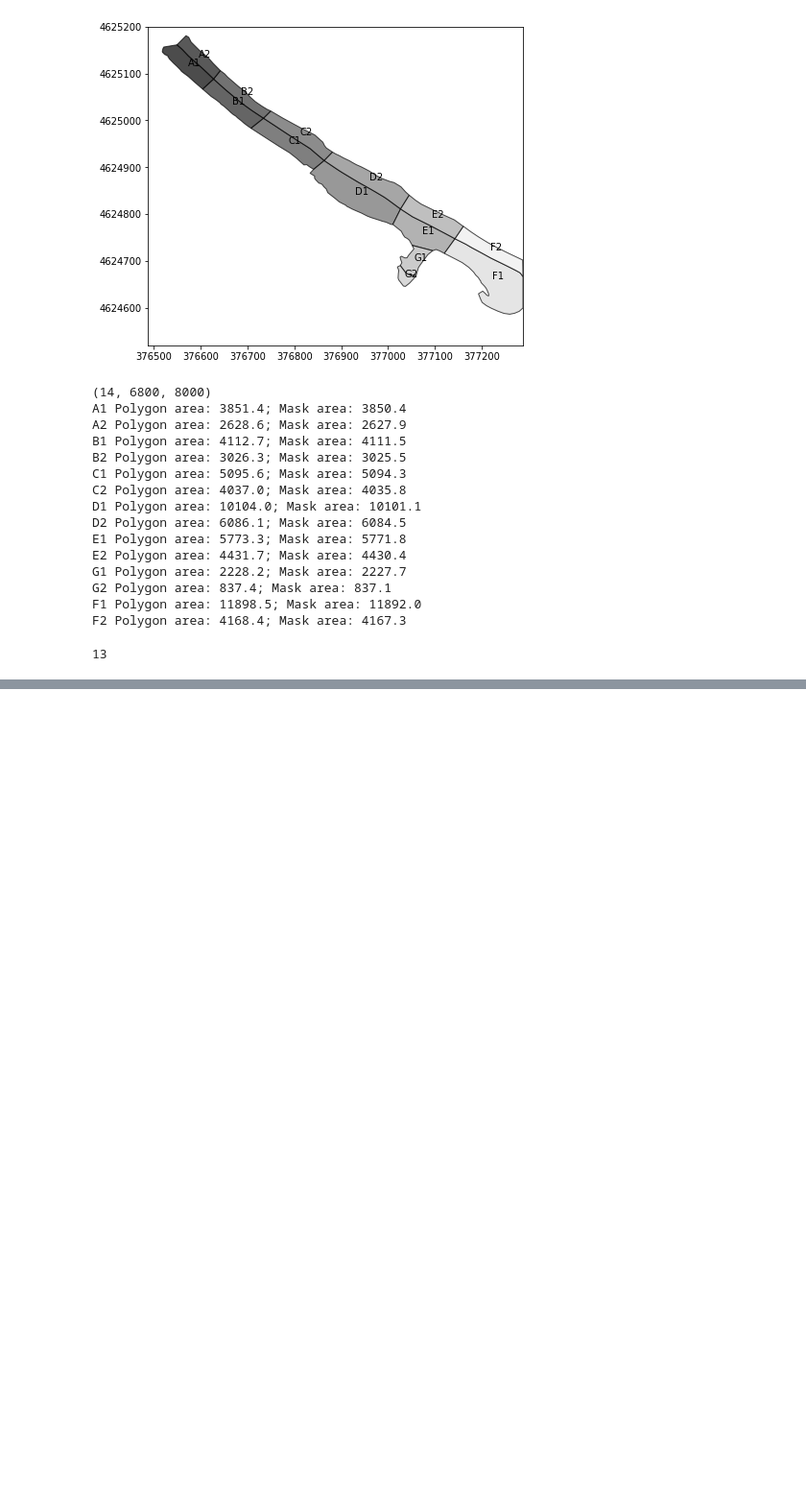
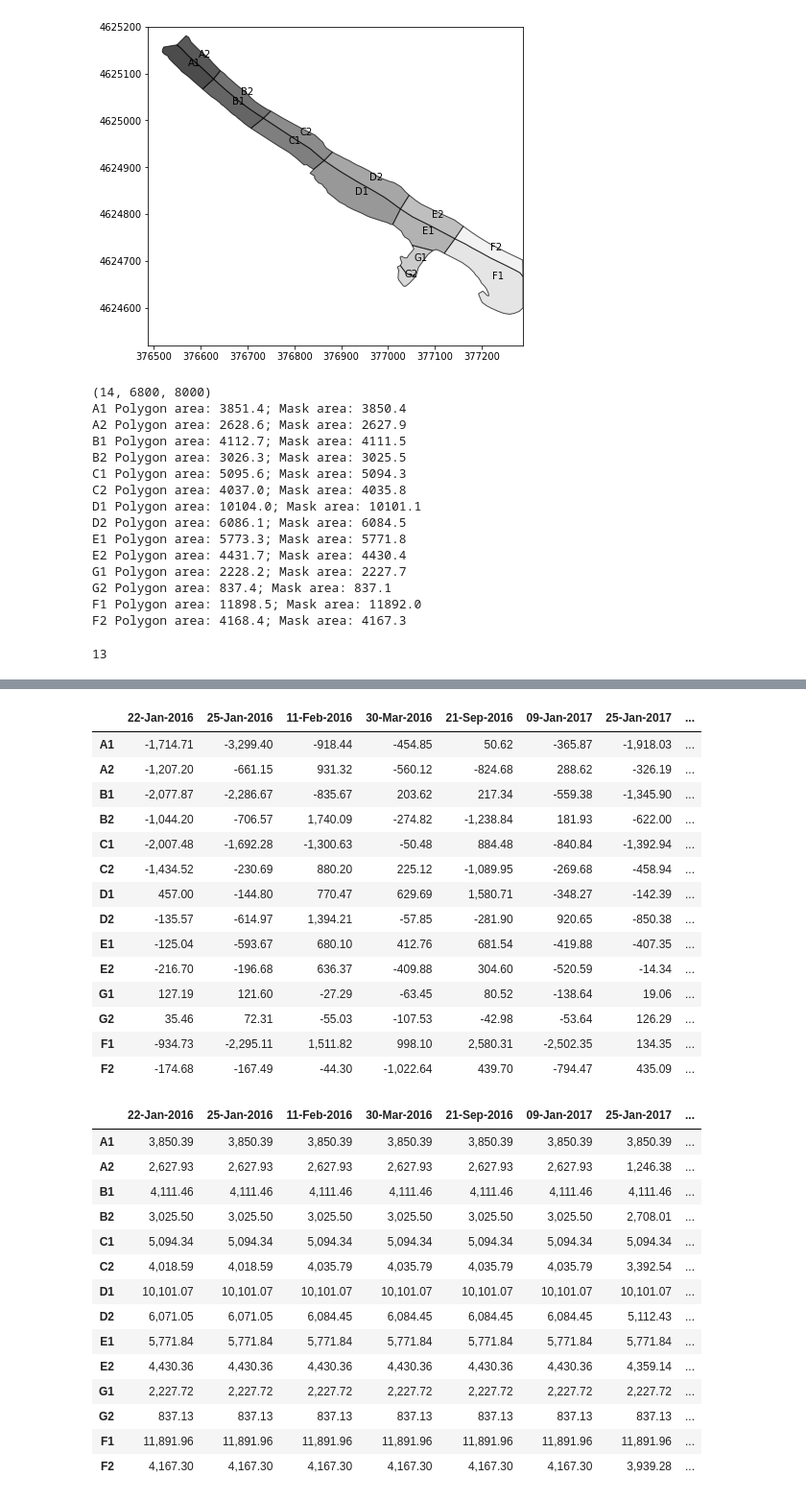
Before and after one commit to csherwood-usgs/Raster_calcs, a Jupyter notebook: Calc_Sandwich_volumes.ipynb, the cells around one changed output, grey strips where cells are left out. Shown at 96% size. Drawn from its saved outputs; the diff is of its cells as text; code cells hidden in the pictures; blank space fills up the shorter version.

```diff
--- a/Calc_Sandwich_volumes.ipynb
+++ b/Calc_Sandwich_volumes.ipynb
@@ -307,0 +455,40 @@ scipy.io.savemat('pa.mat', mdict={'pa': pa})
+# %%
+pd.options.display.float_format = '{:,.2f}'.format
+
+df_vol = pd.DataFrame(data=pv,index=poly_names,columns=titles[0:-1])
+display(df_vol)
+df_vol.to_csv('volumes.csv',sep=',')
+df_area = pd.DataFrame(data=pa,index=poly_names,columns=titles[0:-1])
+display(df_area)
+df_area.to_csv('areas.csv',sep=',')
+# %% [output]
+|  | 22-Jan-2016 | 25-Jan-2016 | 11-Feb-2016 | 30-Mar-2016 | 21-Sep-2016 | 09-Jan-2017 | 25-Jan-2017 | ... |
+| A1 | -1,714.71 | -3,299.40 | -918.44 | -454.85 | 50.62 | -365.87 | -1,918.03 | ... |
+| A2 | -1,207.20 | -661.15 | 931.32 | -560.12 | -824.68 | 288.62 | -326.19 | ... |
+| B1 | -2,077.87 | -2,286.67 | -835.67 | 203.62 | 217.34 | -559.38 | -1,345.90 | ... |
+| B2 | -1,044.20 | -706.57 | 1,740.09 | -274.82 | -1,238.84 | 181.93 | -622.00 | ... |
+| C1 | -2,007.48 | -1,692.28 | -1,300.63 | -50.48 | 884.48 | -840.84 | -1,392.94 | ... |
+| C2 | -1,434.52 | -230.69 | 880.20 | 225.12 | -1,089.95 | -269.68 | -458.94 | ... |
+| D1 | 457.00 | -144.80 | 770.47 | 629.69 | 1,580.71 | -348.27 | -142.39 | ... |
+| D2 | -135.57 | -614.97 | 1,394.21 | -57.85 | -281.90 | 920.65 | -850.38 | ... |
+| E1 | -125.04 | -593.67 | 680.10 | 412.76 | 681.54 | -419.88 | -407.35 | ... |
+| E2 | -216.70 | -196.68 | 636.37 | -409.88 | 304.60 | -520.59 | -14.34 | ... |
+| G1 | 127.19 | 121.60 | -27.29 | -63.45 | 80.52 | -138.64 | 19.06 | ... |
+| G2 | 35.46 | 72.31 | -55.03 | -107.53 | -42.98 | -53.64 | 126.29 | ... |
+| F1 | -934.73 | -2,295.11 | 1,511.82 | 998.10 | 2,580.31 | -2,502.35 | 134.35 | ... |
+| F2 | -174.68 | -167.49 | -44.30 | -1,022.64 | 439.70 | -794.47 | 435.09 | ... |
+|  | 22-Jan-2016 | 25-Jan-2016 | 11-Feb-2016 | 30-Mar-2016 | 21-Sep-2016 | 09-Jan-2017 | 25-Jan-2017 | ... |
+| A1 | 3,850.39 | 3,850.39 | 3,850.39 | 3,850.39 | 3,850.39 | 3,850.39 | 3,850.39 | ... |
+| A2 | 2,627.93 | 2,627.93 | 2,627.93 | 2,627.93 | 2,627.93 | 2,627.93 | 1,246.38 | ... |
+| B1 | 4,111.46 | 4,111.46 | 4,111.46 | 4,111.46 | 4,111.46 | 4,111.46 | 4,111.46 | ... |
+| B2 | 3,025.50 | 3,025.50 | 3,025.50 | 3,025.50 | 3,025.50 | 3,025.50 | 2,708.01 | ... |
+| C1 | 5,094.34 | 5,094.34 | 5,094.34 | 5,094.34 | 5,094.34 | 5,094.34 | 5,094.34 | ... |
+| C2 | 4,018.59 | 4,018.59 | 4,035.79 | 4,035.79 | 4,035.79 | 4,035.79 | 3,392.54 | ... |
+| D1 | 10,101.07 | 10,101.07 | 10,101.07 | 10,101.07 | 10,101.07 | 10,101.07 | 10,101.07 | ... |
+| D2 | 6,071.05 | 6,071.05 | 6,084.45 | 6,084.45 | 6,084.45 | 6,084.45 | 5,112.43 | ... |
+| E1 | 5,771.84 | 5,771.84 | 5,771.84 | 5,771.84 | 5,771.84 | 5,771.84 | 5,771.84 | ... |
+| E2 | 4,430.36 | 4,430.36 | 4,430.36 | 4,430.36 | 4,430.36 | 4,430.36 | 4,359.14 | ... |
+| G1 | 2,227.72 | 2,227.72 | 2,227.72 | 2,227.72 | 2,227.72 | 2,227.72 | 2,227.72 | ... |
+| G2 | 837.13 | 837.13 | 837.13 | 837.13 | 837.13 | 837.13 | 837.13 | ... |
+| F1 | 11,891.96 | 11,891.96 | 11,891.96 | 11,891.96 | 11,891.96 | 11,891.96 | 11,891.96 | ... |
+| F2 | 4,167.30 | 4,167.30 | 4,167.30 | 4,167.30 | 4,167.30 | 4,167.30 | 3,939.28 | ... |
```
Also changed, not shown: parts of 7 cells of this notebook, 1 other file.
